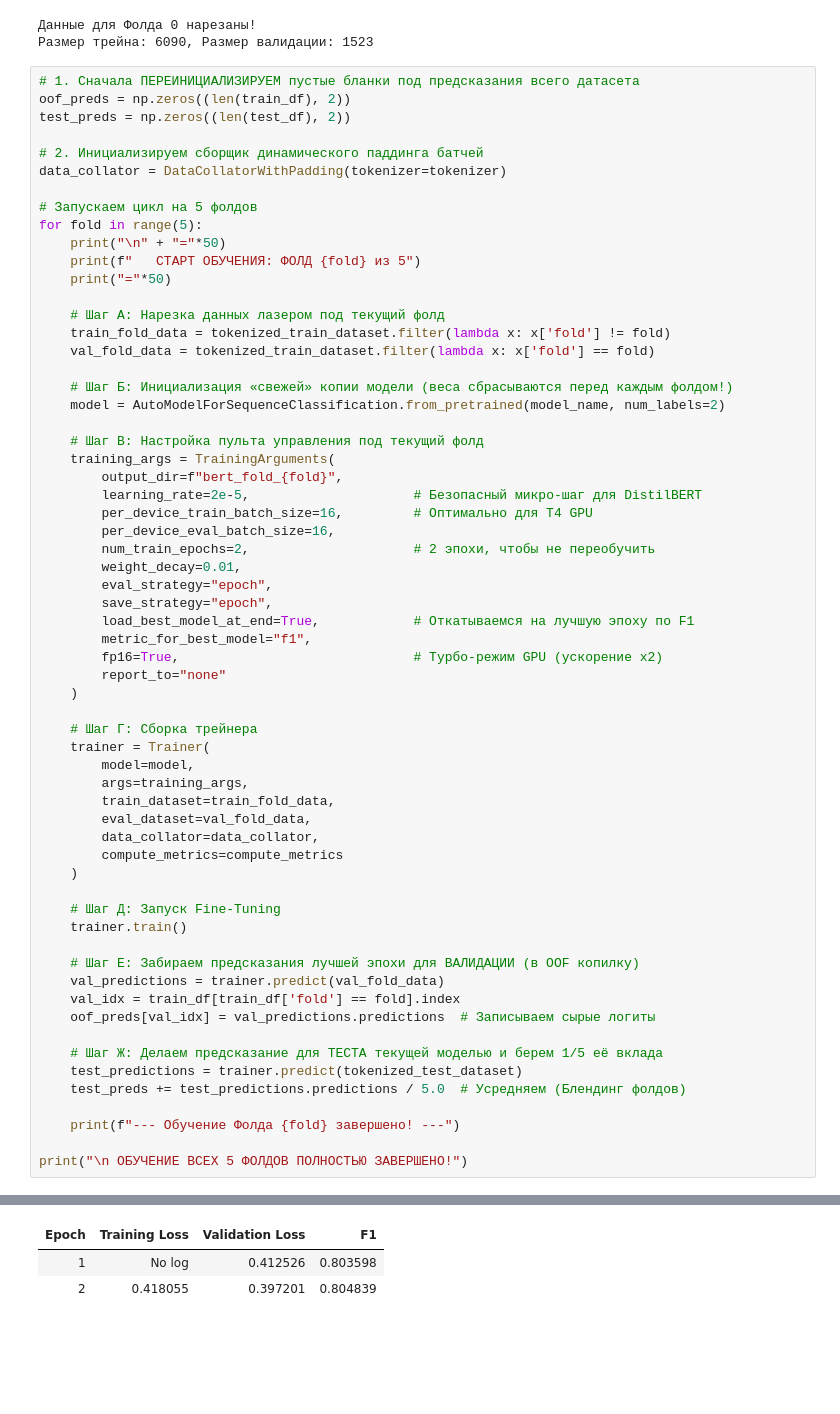
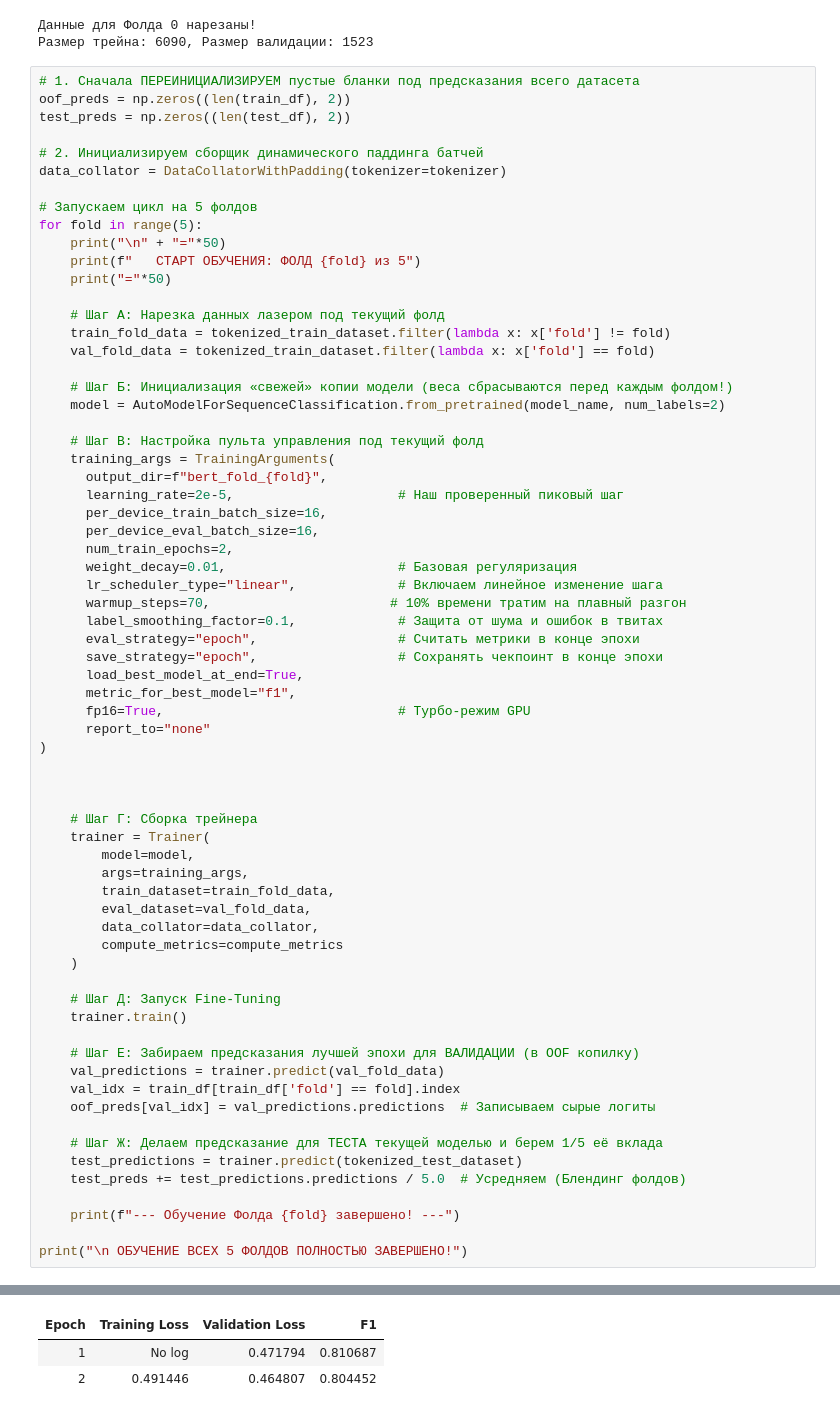
Before and after one commit to whooooop77/-, a Jupyter notebook: Untitled0.ipynb, the cells around one changed output, grey strips where cells are left out. Drawn from its saved outputs; the diff is of its cells as text; blank space fills up the shorter version.

```diff
--- a/Untitled0.ipynb
+++ b/Untitled0.ipynb
@@ -100,19 +102,24 @@ for fold in range(5):
 
     # Шаг В: Настройка пульта управления под текущий фолд
     training_args = TrainingArguments(
-        output_dir=f"bert_fold_{fold}",
-        learning_rate=2e-5,                     # Безопасный микро-шаг для DistilBERT
-        per_device_train_batch_size=16,         # Оптимально для T4 GPU
-        per_device_eval_batch_size=16,
-        num_train_epochs=2,                     # 2 эпохи, чтобы не переобучить
-        weight_decay=0.01,
-        eval_strategy="epoch",
-        save_strategy="epoch",
-        load_best_model_at_end=True,            # Откатываемся на лучшую эпоху по F1
-        metric_for_best_model="f1",
-        fp16=True,                              # Турбо-режим GPU (ускорение х2)
-        report_to="none"
-    )
+      output_dir=f"bert_fold_{fold}",
+      learning_rate=2e-5,                     # Наш проверенный пиковый шаг
+      per_device_train_batch_size=16,
+      per_device_eval_batch_size=16,
+      num_train_epochs=2,
+      weight_decay=0.01,                      # Базовая регуляризация
+      lr_scheduler_type="linear",             # Включаем линейное изменение шага
+      warmup_steps=70,                       # 10% времени тратим на плавный разгон
+      label_smoothing_factor=0.1,             # Защита от шума и ошибок в твитах
+      eval_strategy="epoch",                  # Считать метрики в конце эпохи
+      save_strategy="epoch",                  # Сохранять чекпоинт в конце эпохи
+      load_best_model_at_end=True,
+      metric_for_best_model="f1",
+      fp16=True,                              # Турбо-режим GPU
+      report_to="none"
+)
+
+
 
     # Шаг Г: Сборка трейнера
     trainer = Trainer(
@@ -163,6 +170,6 @@ Notes:
 | Epoch | Training Loss | Validation Loss | F1 |
-| 1 | No log | 0.412526 | 0.803598 |
-| 2 | 0.418055 | 0.397201 | 0.804839 |
+| 1 | No log | 0.471794 | 0.810687 |
+| 2 | 0.491446 | 0.464807 | 0.804452 |
 [interactive output not drawn]
 [interactive output not drawn]
 --- Обучение Фолда 0 завершено! ---
```
Also changed, not shown: parts of 3 cells of this notebook.
